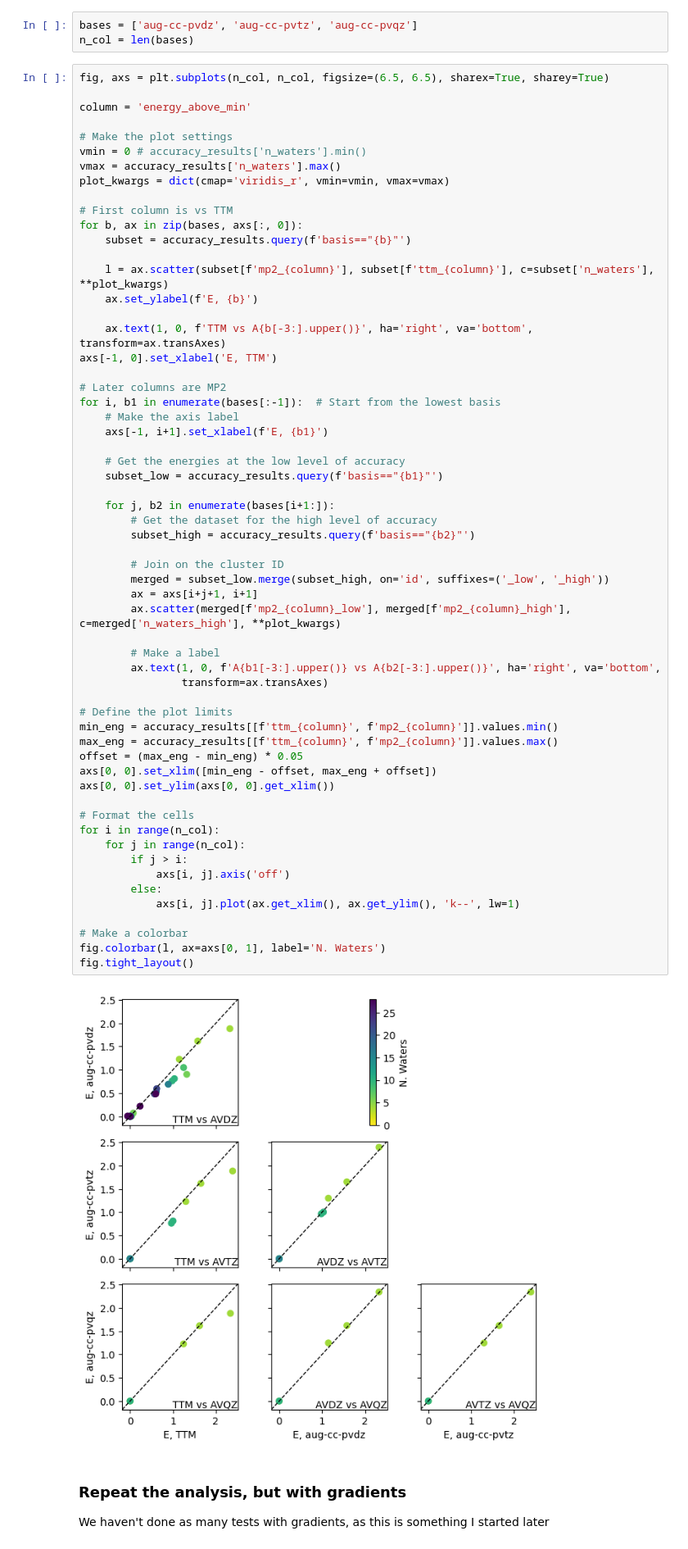
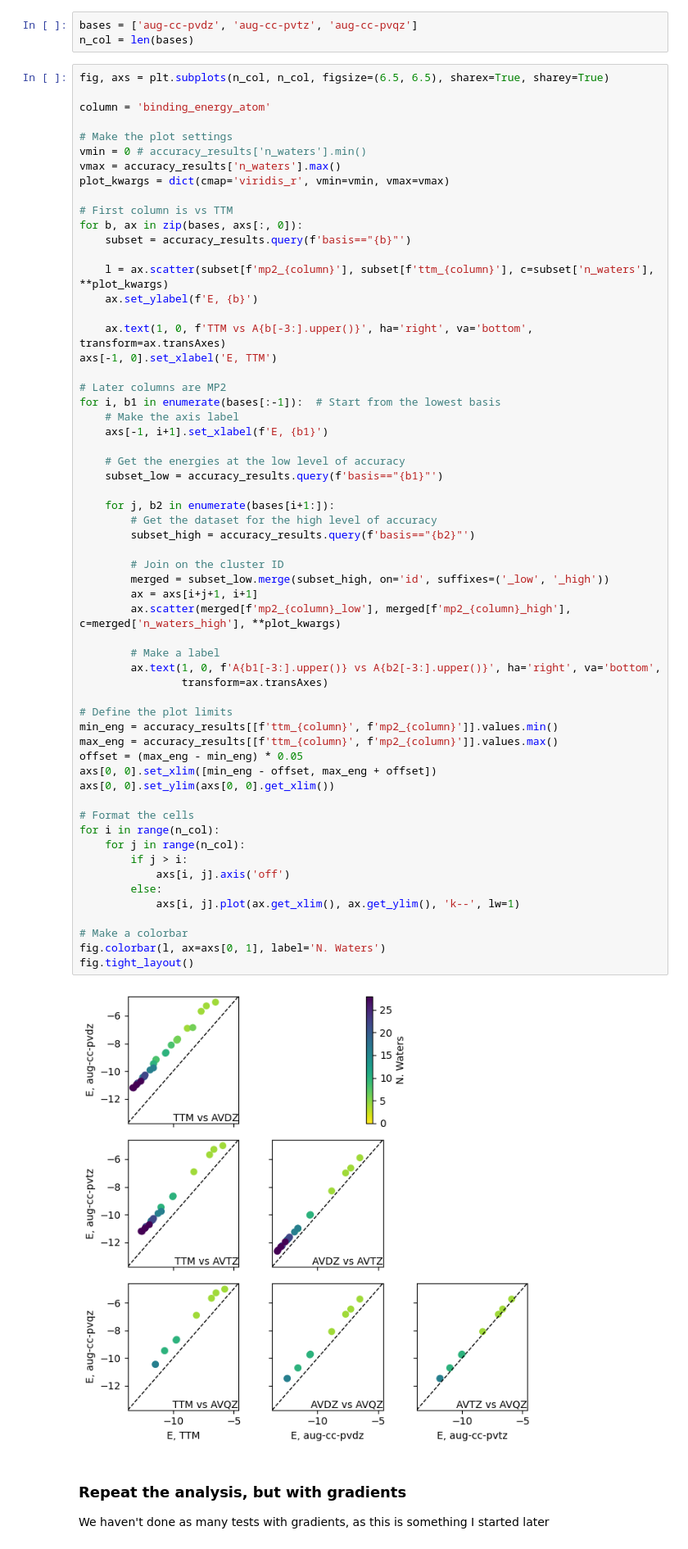
Before and after one commit to exalearn/fast-finetuned-forcefields, a Jupyter notebook: notebooks/hydronet/0_code-evaluation/nwchem/evaluate-nwchem-scaling-and-accuracy.ipynb, the cells around one changed output. Shown: that part at 82% size. Drawn from its saved outputs; the diff is of its cells as text.

```diff
--- a/notebooks/hydronet/0_code-evaluation/nwchem/evaluate-nwchem-scaling-and-accuracy.ipynb
+++ b/notebooks/hydronet/0_code-evaluation/nwchem/evaluate-nwchem-scaling-and-accuracy.ipynb
@@ -104,7 +104,7 @@ n_col = len(bases)
 # %%
 fig, axs = plt.subplots(n_col, n_col, figsize=(6.5, 6.5), sharex=True, sharey=True)
 
-column = 'energy_above_min'
+column = 'binding_energy_atom'
 
 # Make the plot settings
 vmin = 0 # accuracy_results['n_waters'].min()
@@ -134,34 +134,34 @@ for i, b1 in enumerate(bases[:-1]):  # Start from the lowest basis
         subset_high = accuracy_results.query(f'basis=="{b2}"')
 
         # Join on the cluster ID
         merged = subset_low.merge(subset_high, on='id', suffixes=('_low', '_high'))
         ax = axs[i+j+1, i+1]
         ax.scatter(merged[f'mp2_{column}_low'], merged[f'mp2_{column}_high'], c=merged['n_waters_high'], **plot_kwargs)
 
         # Make a label
         ax.text(1, 0, f'A{b1[-3:].upper()} vs A{b2[-3:].upper()}', ha='right', va='bottom',
                 transform=ax.transAxes)
 
 # Define the plot limits
 min_eng = accuracy_results[[f'ttm_{column}', f'mp2_{column}']].values.min()
 max_eng = accuracy_results[[f'ttm_{column}', f'mp2_{column}']].values.max()
 offset = (max_eng - min_eng) * 0.05
 axs[0, 0].set_xlim([min_eng - offset, max_eng + offset])
 axs[0, 0].set_ylim(axs[0, 0].get_xlim())
 
 # Format the cells
 for i in range(n_col):
     for j in range(n_col):
         if j > i:
             axs[i, j].axis('off')
         else:
             axs[i, j].plot(ax.get_xlim(), ax.get_ylim(), 'k--', lw=1)
 
 # Make a colorbar
 fig.colorbar(l, ax=axs[0, 1], label='N. Waters')
 fig.tight_layout()
 # %% [output]
-[figure, old version]
+[figure, new version]
 # %% [markdown]
 ### Repeat the analysis, but with gradients
 We haven't done as many tests with gradients, as this is something I started later
```
Also changed, not shown: parts of 14 cells of this notebook, 23 other files.
